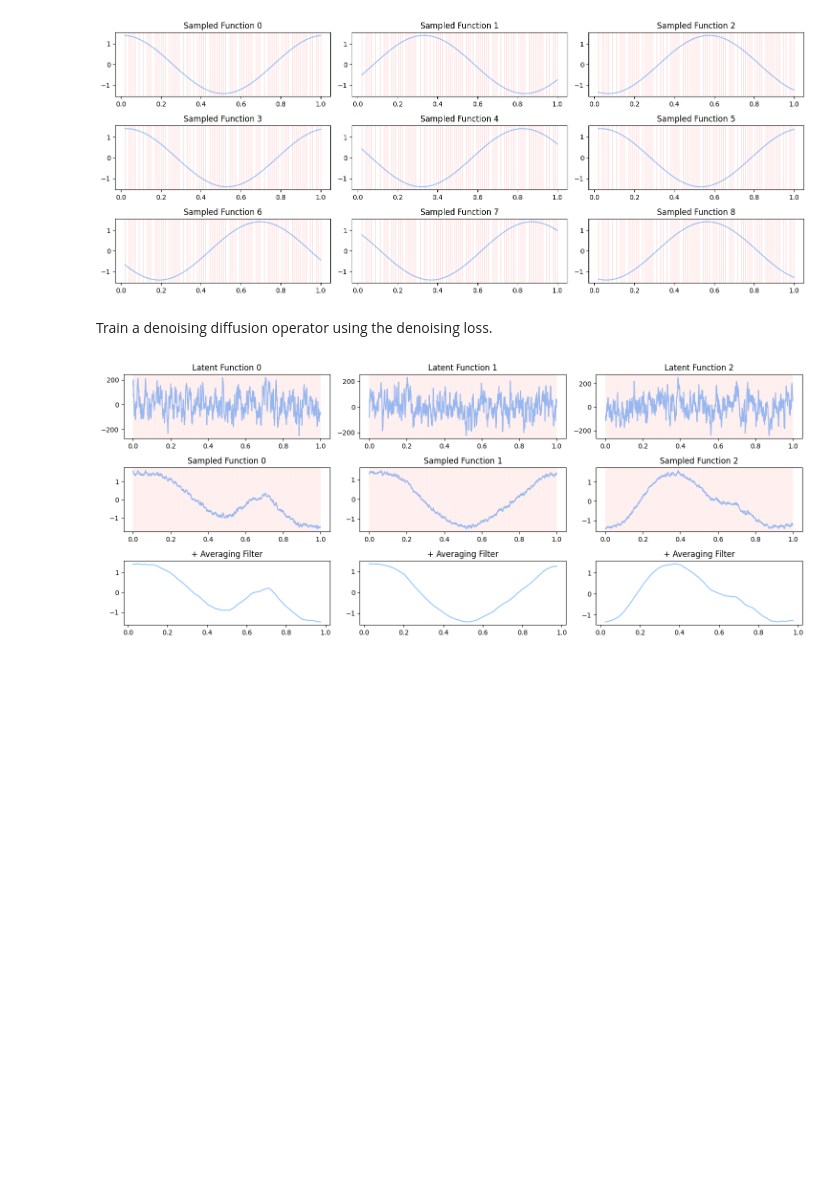
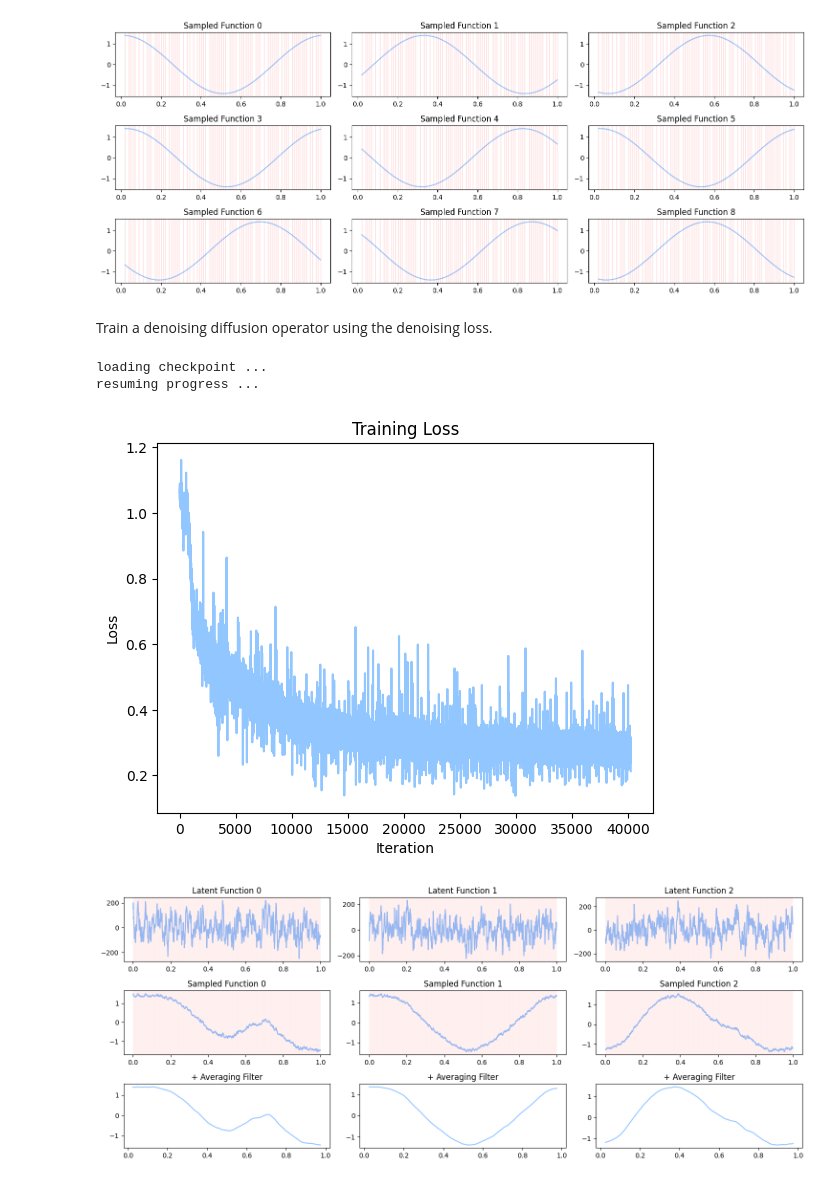
Before and after one commit to HamidrezaKmK/cond-diffusion-operators-edm, a Jupyter notebook: notebooks/test_ddo_1d.ipynb, the cells around one changed output. Saved outputs shown, nothing was run; the diff lists cells and outputs as text; code cells hidden in the pictures; blank space fills up the shorter version.

Commit message:
add working checkpoint

```diff
--- a/notebooks/test_ddo_1d.ipynb
+++ b/notebooks/test_ddo_1d.ipynb
@@ -77,7 +77,7 @@ batch_size = 128
 sigma_min = 0.0002
 sigma_max = 80
 saving_prefix = "less_expressive" # set to something catchy if you like
-checkpoint_name = "less_expressive-29Oct-1520" # set to some value for checkpointing
+checkpoint_name = "less_expressive-29Oct-1620" # set to some value for checkpointing
 resume = True
 learning_rate = 1e-5
 total_epoch = 0
@@ -152,33 +152,37 @@ if checkpoint_name is None or resume:
                     augment_pipe=AugmentPipe(),
                 ).mean()
                 loss.backward()
                 all_loss_history.append(loss.item())
                 optim.step()
                 pbar.set_description(f"Loss: {loss.item():.3f}")
             total_epoch += 1
             pbar.update(1)
     finally:
 
         if total_epoch > 0:
             print("saving progress ...")
             now = datetime.datetime.now()
             # format data and year and hour and minute
             formatted_name = now.strftime("%d%b-%H%M")
             if saving_prefix is not None:
                 formatted_name = f"{saving_prefix}-{formatted_name}"
             os.makedirs(f"outputs/checkpoints/notebooks/{formatted_name}", exist_ok=True)
             torch.save(denoiser_network.state_dict(), f"outputs/checkpoints/notebooks/{formatted_name}/denoiser_model.pth")
             torch.save(optim.state_dict(), f"outputs/checkpoints/notebooks/{formatted_name}/optim_model.pth")
             with open(f"outputs/checkpoints/notebooks/{formatted_name}/history.pkl", "wb") as f:
                 pickle.dump(all_loss_history, f)
             with open(f"outputs/checkpoints/notebooks/{formatted_name}/total_epoch.txt", "w") as f:
                 f.write(str(total_epoch + original_epoch))
         pbar.close()
         plt.plot(all_loss_history)
         plt.xlabel("Iteration")
         plt.ylabel("Loss")
         plt.title("Training Loss")
         plt.show()
+# %% [output]
+loading checkpoint ...
+resuming progress ...
+[figure, added]
 # %%
 num_steps = 30
 batch_size = 3
```
Also changed, not shown: 4 other files.
